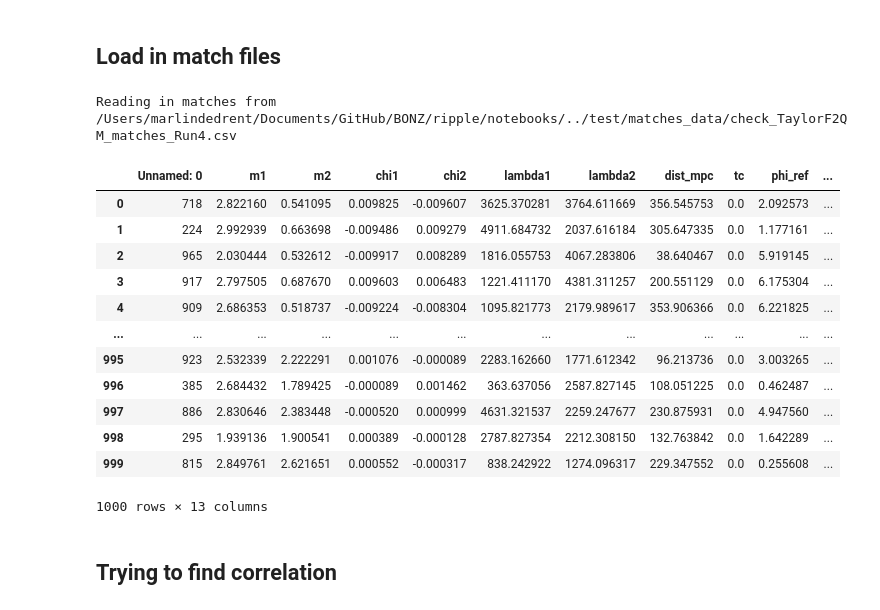
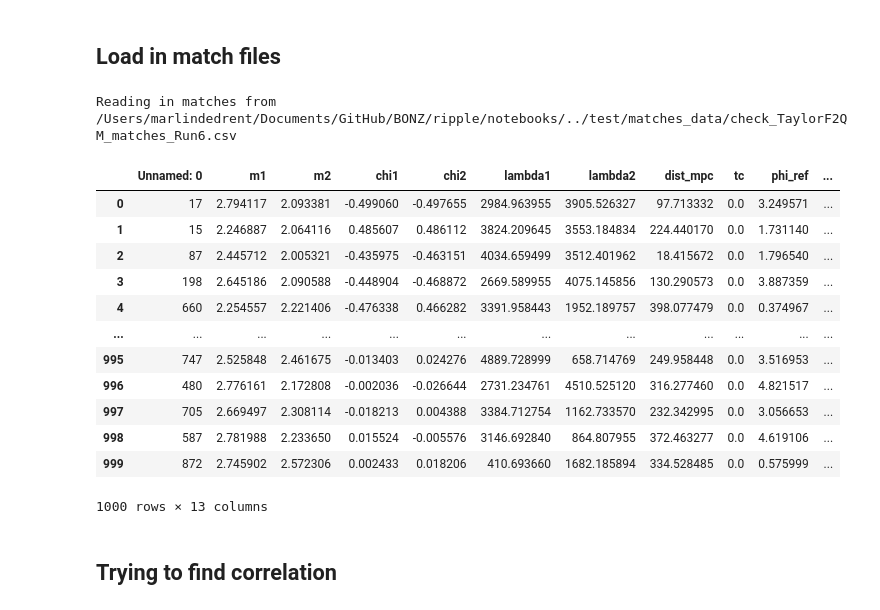
Before and after one commit to ThibeauWouters/ripple, a Jupyter notebook: notebooks/analyze_matches TaylorF2 (vanilla and QM).ipynb, the cells around one changed output. Drawn from its saved outputs; the diff is of its cells as text; code cells hidden in the pictures.

```diff
--- a/notebooks/analyze_matches TaylorF2 (vanilla and QM).ipynb
+++ b/notebooks/analyze_matches TaylorF2 (vanilla and QM).ipynb
@@ -49,7 +49,7 @@ def get_chirp_mass(m1, m2):
 ## Load in match files
 # %%
 # Choose tidal waveform here
-run = "QM Run4"
+run = "QM Run6"
 
 if run == "QM Run1":
     #Run1: bounds = {"m": [0.5, 3.0], "chi": [-1, 1], "lambda": [0, 5000],"d_L": [1, 400]}
@@ -61,47 +61,47 @@ elif run == "QM Run3":
     #Run3: bounds = {"m": [0.5, 3.0], "chi": [-0.1, 0.1], "lambda": [0, 5000],"d_L": [1, 400]}
     matches_filename = os.path.join(os.getcwd(), f"../test/matches_data/check_TaylorF2QM_matches_Run3.csv")
 elif run == "QM Run4":
     #Run4: bounds = {"m": [0.5, 3.0], "chi": [-0.01, 0.01], "lambda": [0, 5000],"d_L": [1, 400]}
     matches_filename = os.path.join(os.getcwd(), f"../test/matches_data/check_TaylorF2QM_matches_Run4.csv")
 elif run == "QM Run5":
     #Run5: bounds = {"m": [0.5, 3.0], "chi": [0, 0], "lambda": [0, 5000],"d_L": [1, 400]}
     matches_filename = os.path.join(os.getcwd(), f"../test/matches_data/check_TaylorF2QM_matches_Run5.csv")
 elif run == "QM Run6":
-    #Run6: bounds = {"m": [2.0, 3.0], "chi": [0, 0], "lambda": [0, 5000],"d_L": [1, 400]}
-    matches_filename = os.path.join(os.getcwd(), f"../test/matches_data/check_TaylorF2QM_matches_Run5.csv")
+    #Run6: bounds = {"m": [2.0, 3.0], "chi": [-0.5, 0.5], "lambda": [0, 5000],"d_L": [1, 400]}
+    matches_filename = os.path.join(os.getcwd(), f"../test/matches_data/check_TaylorF2QM_matches_Run6.csv")
 else:
     #Vanilla TaylorF2
     matches_filename = os.path.join(os.getcwd(), f"../test/matches_data/check_TaylorF2_matches.csv")
 
 print(f"Reading in matches from {matches_filename}")
 matches_df = pd.read_csv(matches_filename)
 
 ### Get the values
 m1_values = matches_df["m1"].values
 m2_values = matches_df["m2"].values
 q_values = matches_df["m2"] / matches_df["m1"].values
 chi1_values = matches_df["chi1"].values
 chi2_values = matches_df["chi2"].values
 lambda1_values = matches_df["lambda1"].values
 lambda2_values = matches_df["lambda2"].values
 mismatch_values = matches_df["mismatch"].values
 
 ### Show the df
 matches_df
 # %% [output]
-Reading in matches from /Users/marlindedrent/Documents/GitHub/BONZ/ripple/notebooks/../test/matches_data/check_TaylorF2QM_matches_Run4.csv
+Reading in matches from /Users/marlindedrent/Documents/GitHub/BONZ/ripple/notebooks/../test/matches_data/check_TaylorF2QM_matches_Run6.csv
 |  | Unnamed: 0 | m1 | m2 | chi1 | chi2 | lambda1 | lambda2 | dist_mpc | tc | phi_ref | ... |
-| 0 | 718 | 2.822160 | 0.541095 | 0.009825 | -0.009607 | 3625.370281 | 3764.611669 | 356.545753 | 0.0 | 2.092573 | ... |
-| 1 | 224 | 2.992939 | 0.663698 | -0.009486 | 0.009279 | 4911.684732 | 2037.616184 | 305.647335 | 0.0 | 1.177161 | ... |
-| 2 | 965 | 2.030444 | 0.532612 | -0.009917 | 0.008289 | 1816.055753 | 4067.283806 | 38.640467 | 0.0 | 5.919145 | ... |
-| 3 | 917 | 2.797505 | 0.687670 | 0.009603 | 0.006483 | 1221.411170 | 4381.311257 | 200.551129 | 0.0 | 6.175304 | ... |
-| 4 | 909 | 2.686353 | 0.518737 | -0.009224 | -0.008304 | 1095.821773 | 2179.989617 | 353.906366 | 0.0 | 6.221825 | ... |
+| 0 | 17 | 2.794117 | 2.093381 | -0.499060 | -0.497655 | 2984.963955 | 3905.526327 | 97.713332 | 0.0 | 3.249571 | ... |
+| 1 | 15 | 2.246887 | 2.064116 | 0.485607 | 0.486112 | 3824.209645 | 3553.184834 | 224.440170 | 0.0 | 1.731140 | ... |
+| 2 | 87 | 2.445712 | 2.005321 | -0.435975 | -0.463151 | 4034.659499 | 3512.401962 | 18.415672 | 0.0 | 1.796540 | ... |
+| 3 | 198 | 2.645186 | 2.090588 | -0.448904 | -0.468872 | 2669.589955 | 4075.145856 | 130.290573 | 0.0 | 3.887359 | ... |
+| 4 | 660 | 2.254557 | 2.221406 | -0.476338 | 0.466282 | 3391.958443 | 1952.189757 | 398.077479 | 0.0 | 0.374967 | ... |
 | ... | ... | ... | ... | ... | ... | ... | ... | ... | ... | ... | ... |
-| 995 | 923 | 2.532339 | 2.222291 | 0.001076 | -0.000089 | 2283.162660 | 1771.612342 | 96.213736 | 0.0 | 3.003265 | ... |
-| 996 | 385 | 2.684432 | 1.789425 | -0.000089 | 0.001462 | 363.637056 | 2587.827145 | 108.051225 | 0.0 | 0.462487 | ... |
-| 997 | 886 | 2.830646 | 2.383448 | -0.000520 | 0.000999 | 4631.321537 | 2259.247677 | 230.875931 | 0.0 | 4.947560 | ... |
-| 998 | 295 | 1.939136 | 1.900541 | 0.000389 | -0.000128 | 2787.827354 | 2212.308150 | 132.763842 | 0.0 | 1.642289 | ... |
-| 999 | 815 | 2.849761 | 2.621651 | 0.000552 | -0.000317 | 838.242922 | 1274.096317 | 229.347552 | 0.0 | 0.255608 | ... |
+| 995 | 747 | 2.525848 | 2.461675 | -0.013403 | 0.024276 | 4889.728999 | 658.714769 | 249.958448 | 0.0 | 3.516953 | ... |
+| 996 | 480 | 2.776161 | 2.172808 | -0.002036 | -0.026644 | 2731.234761 | 4510.525120 | 316.277460 | 0.0 | 4.821517 | ... |
+| 997 | 705 | 2.669497 | 2.308114 | -0.018213 | 0.004388 | 3384.712754 | 1162.733570 | 232.342995 | 0.0 | 3.056653 | ... |
+| 998 | 587 | 2.781988 | 2.233650 | 0.015524 | -0.005576 | 3146.692840 | 864.807955 | 372.463277 | 0.0 | 4.619106 | ... |
+| 999 | 872 | 2.745902 | 2.572306 | 0.002433 | 0.018206 | 410.693660 | 1682.185894 | 334.528485 | 0.0 | 0.575999 | ... |
 1000 rows × 13 columns
 # %% [markdown]
 ## Trying to find correlation
```
Also changed, not shown: parts of 1 cell of this notebook.
